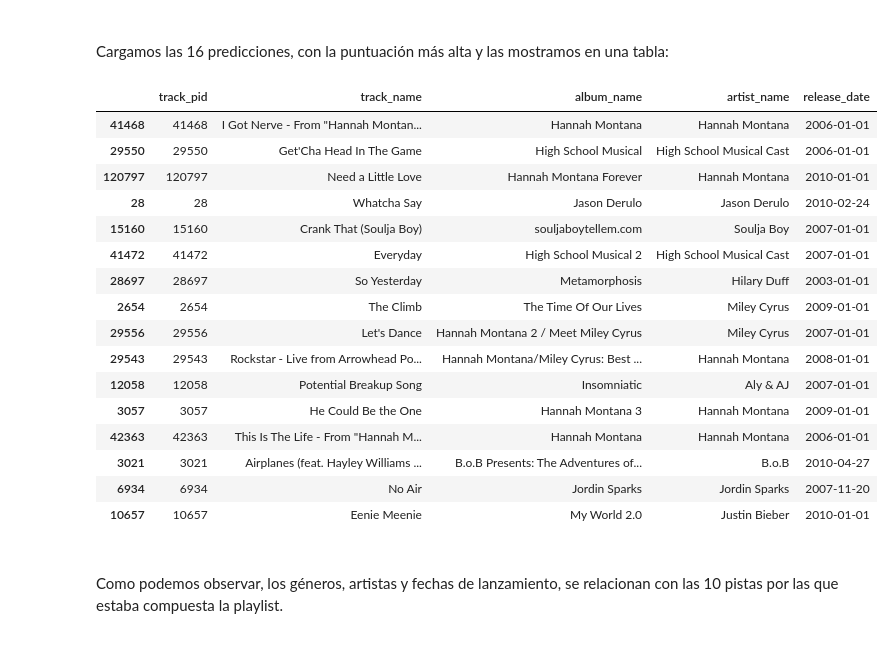
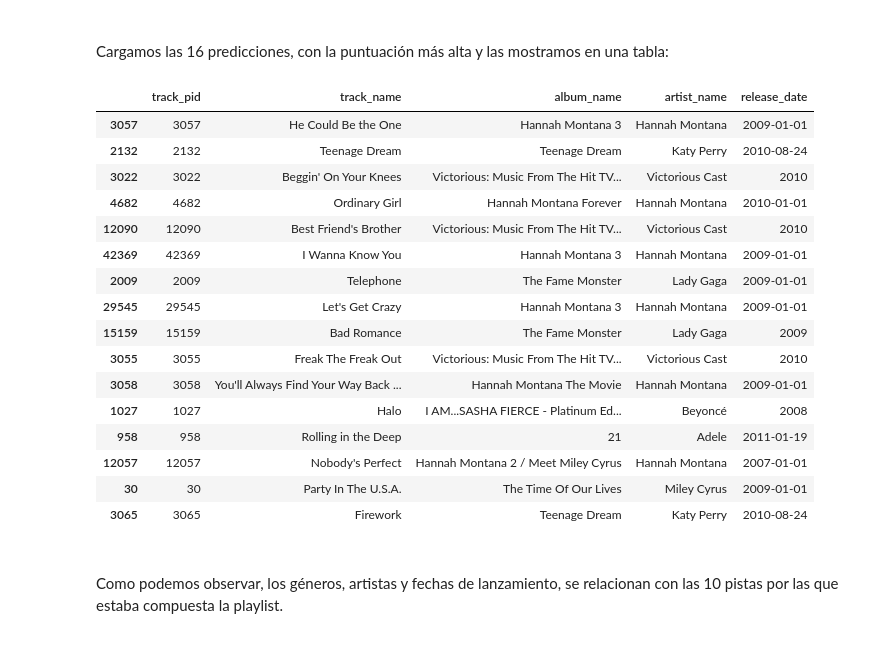
Before and after one commit to miguelangelcv/tfm-serendipity, a Jupyter notebook: src/03-ModeloRecomendacion.ipynb, the cells around one changed output. Cells and saved outputs as stored; diff of their text form; code cells hidden in the pictures.

```diff
--- a/src/03-ModeloRecomendacion.ipynb
+++ b/src/03-ModeloRecomendacion.ipynb
@@ -939,32 +988,32 @@ df_tracks_info.loc[tr_ids]
 
 Cargamos las 16 predicciones, con la puntuación más alta y las mostramos en una tabla:
 # %%
-pl2_predictions = make_user_recomm(1003271, model,
+pl2_predictions = make_user_recomm(1005400, model,
                                    model_data['playlist_features'],
                                    model_data['track_features'],
                                    len(df_tracks), 16)
 
 pl2_recommended_pids = [x['item_id'] for x in pl2_predictions]
 
 df_tracks_info.loc[pl2_recommended_pids]
 # %% [output]
 |  | track_pid | track_name | album_name | artist_name | release_date |
-| 41468 | 41468 | I Got Nerve - From "Hannah Montan... | Hannah Montana | Hannah Montana | 2006-01-01 |
-| 29550 | 29550 | Get'Cha Head In The Game | High School Musical | High School Musical Cast | 2006-01-01 |
-| 120797 | 120797 | Need a Little Love | Hannah Montana Forever | Hannah Montana | 2010-01-01 |
-| 28 | 28 | Whatcha Say | Jason Derulo | Jason Derulo | 2010-02-24 |
-| 15160 | 15160 | Crank That (Soulja Boy) | souljaboytellem.com | Soulja Boy | 2007-01-01 |
-| 41472 | 41472 | Everyday | High School Musical 2 | High School Musical Cast | 2007-01-01 |
-| 28697 | 28697 | So Yesterday | Metamorphosis | Hilary Duff | 2003-01-01 |
-| 2654 | 2654 | The Climb | The Time Of Our Lives | Miley Cyrus | 2009-01-01 |
-| 29556 | 29556 | Let's Dance | Hannah Montana 2 / Meet Miley Cyrus | Miley Cyrus | 2007-01-01 |
-| 29543 | 29543 | Rockstar - Live from Arrowhead Po... | Hannah Montana/Miley Cyrus: Best ... | Hannah Montana | 2008-01-01 |
-| 12058 | 12058 | Potential Breakup Song | Insomniatic | Aly & AJ | 2007-01-01 |
 | 3057 | 3057 | He Could Be the One | Hannah Montana 3 | Hannah Montana | 2009-01-01 |
-| 42363 | 42363 | This Is The Life - From "Hannah M... | Hannah Montana | Hannah Montana | 2006-01-01 |
-| 3021 | 3021 | Airplanes (feat. Hayley Williams ... | B.o.B Presents: The Adventures of... | B.o.B | 2010-04-27 |
-| 6934 | 6934 | No Air | Jordin Sparks | Jordin Sparks | 2007-11-20 |
-| 10657 | 10657 | Eenie Meenie | My World 2.0 | Justin Bieber | 2010-01-01 |
+| 2132 | 2132 | Teenage Dream | Teenage Dream | Katy Perry | 2010-08-24 |
+| 3022 | 3022 | Beggin' On Your Knees | Victorious: Music From The Hit TV... | Victorious Cast | 2010 |
+| 4682 | 4682 | Ordinary Girl | Hannah Montana Forever | Hannah Montana | 2010-01-01 |
+| 12090 | 12090 | Best Friend's Brother | Victorious: Music From The Hit TV... | Victorious Cast | 2010 |
+| 42369 | 42369 | I Wanna Know You | Hannah Montana 3 | Hannah Montana | 2009-01-01 |
+| 2009 | 2009 | Telephone | The Fame Monster | Lady Gaga | 2009-01-01 |
+| 29545 | 29545 | Let's Get Crazy | Hannah Montana 3 | Hannah Montana | 2009-01-01 |
+| 15159 | 15159 | Bad Romance | The Fame Monster | Lady Gaga | 2009 |
+| 3055 | 3055 | Freak The Freak Out | Victorious: Music From The Hit TV... | Victorious Cast | 2010 |
+| 3058 | 3058 | You'll Always Find Your Way Back ... | Hannah Montana The Movie | Hannah Montana | 2009-01-01 |
+| 1027 | 1027 | Halo | I AM...SASHA FIERCE - Platinum Ed... | Beyoncé | 2008 |
+| 958 | 958 | Rolling in the Deep | 21 | Adele | 2011-01-19 |
+| 12057 | 12057 | Nobody's Perfect | Hannah Montana 2 / Meet Miley Cyrus | Hannah Montana | 2007-01-01 |
+| 30 | 30 | Party In The U.S.A. | The Time Of Our Lives | Miley Cyrus | 2009-01-01 |
+| 3065 | 3065 | Firework | Teenage Dream | Katy Perry | 2010-08-24 |
 # %% [markdown]
 <br>
 
```
Also changed, not shown: parts of 17 cells of this notebook, 11 other files.
